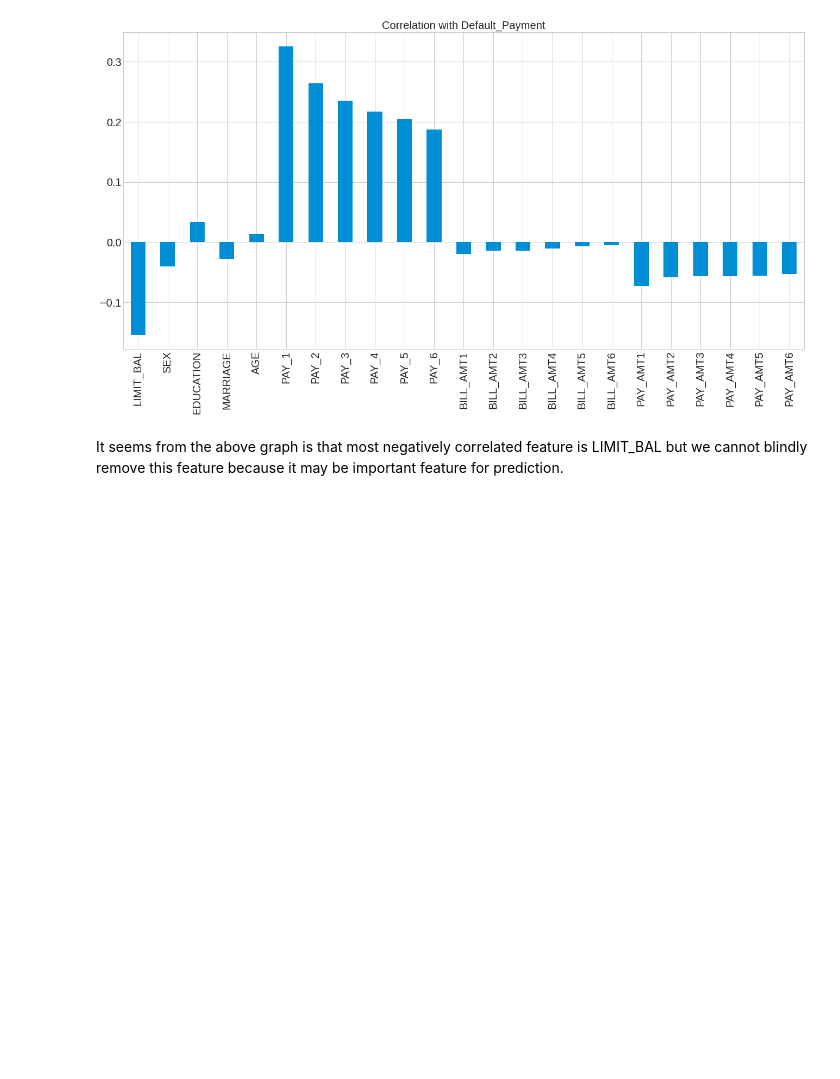
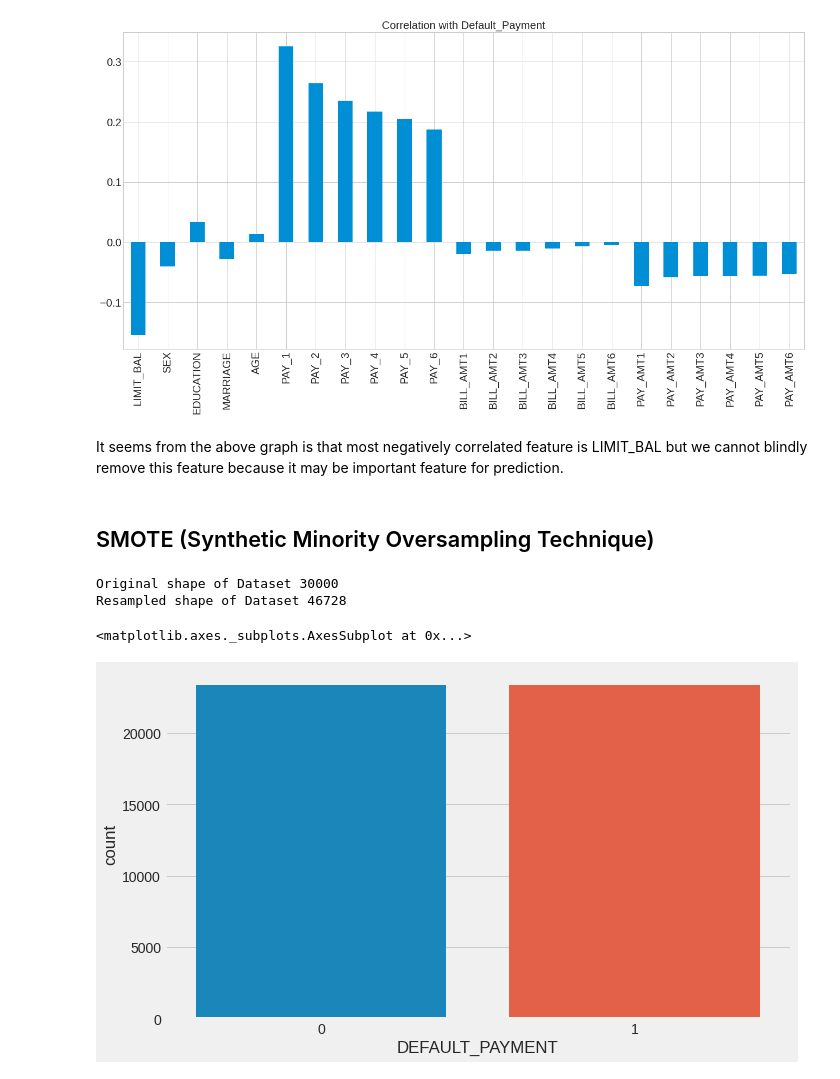
Before and after one commit to Anupam8858/Credit-Card-Default-Prediction, a Jupyter notebook: Credit_Card_Default_Prediction_Capstone_Project.ipynb, the cells around one changed output. Drawn from its saved outputs; the diff is of its cells as text; code cells hidden in the pictures; blank space fills up the shorter version.

```diff
--- a/Credit_Card_Default_Prediction_Capstone_Project.ipynb
+++ b/Credit_Card_Default_Prediction_Capstone_Project.ipynb
@@ -348,3 +348,5 @@ X.corrwith(dataset['DEFAULT_PAYMENT']).plot.bar(figsize = (20, 10), title = "Cor
 [figure]
 # %% [markdown]
 It seems from the above graph is that most negatively correlated feature is LIMIT_BAL but we cannot blindly remove this feature because it may be important feature for prediction.
+# %% [markdown]
+## SMOTE (Synthetic Minority Oversampling Technique)
@@ -350,0 +358,24 @@ It seems from the above graph is that most negatively correlated feature is LIMI
+# %%
+# Creating a SMOTE function.
+smote = SMOTE()
+
+# fit predictor and target variable
+x_smote, y_smote = smote.fit_resample(X, dataset['DEFAULT_PAYMENT'])
+
+print('Original shape of Dataset', len(X))
+print('Resampled shape of Dataset', len(y_smote))
+# %% [output]
+Original shape of Dataset 30000
+Resampled shape of Dataset 46728
+# %%
+# Creating a new dataframe after using SMOTE
+balance_df = pd.DataFrame(x_smote, columns = list(X.columns))
+balance_df['DEFAULT_PAYMENT'] = y_smote
+# %%
+# Creating a count plot for "DEFAULT_PAYMENT"
+plt.style.use('fivethirtyeight')
+plt.figure(figsize=(10,6))
+sns.countplot('DEFAULT_PAYMENT', data = balance_df)
+# %% [output]
+<matplotlib.axes._subplots.AxesSubplot at 0x...>
+[figure, added]
```
Also changed, not shown: parts of 6 cells of this notebook.
